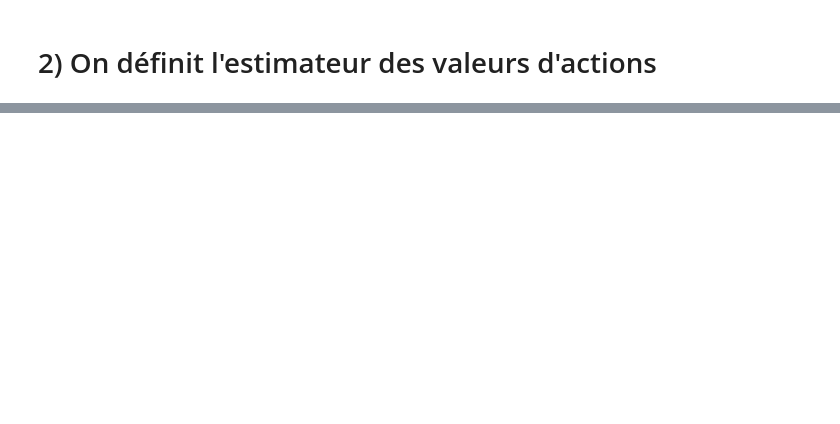
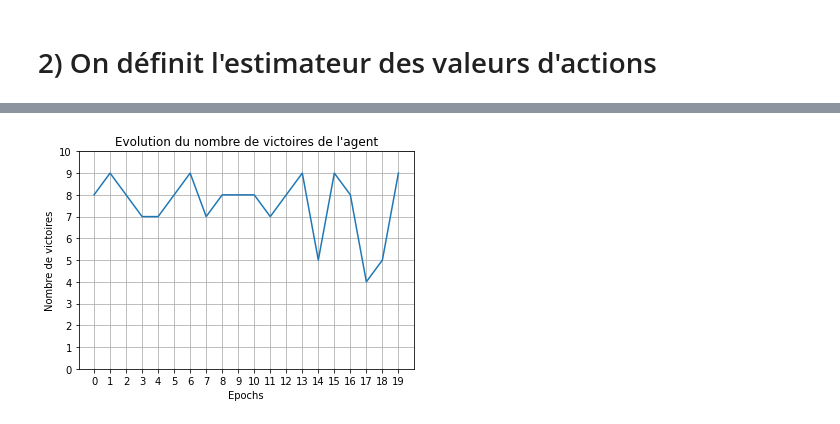
Before and after one commit to yanisadel/ML-from-scratch, a Jupyter notebook: Reinforcement Learning/Puissance 4.ipynb, the cells around one changed output, grey strips where cells are left out. Saved outputs shown, nothing was run; the diff lists cells and outputs as text; code cells hidden in the pictures; blank space fills up the shorter version.

Commit message:
ajout entrainement modele

```diff
--- a/Reinforcement Learning/Puissance 4.ipynb
+++ b/Reinforcement Learning/Puissance 4.ipynb
@@ -186,0 +287,34 @@ model = MyModel()
+# %%
+actions = np.arange(NB_COLUMNS)
+nb_actions = len(actions)
+
+env = Env(actions=actions, nb_rows=NB_ROWS, nb_columns=NB_COLUMNS, nb_players=2)
+Q = Estimator(nb_rows=NB_ROWS, nb_columns=NB_COLUMNS, nb_actions=nb_actions)
+memory = Memory()
+
+policy = epsilon_avare
+learning_rate = 1e-3
+
+optimizer = tf.keras.optimizers.Adam(learning_rate=learning_rate)
+# %%
+def train_step(model, memory, optimizer, gamma=0.99):
+    agent_observations = np.array(memory.observations)
+    agent_actions = memory.actions
+    agent_rewards = memory.rewards
+    agent_next_observations = np.array(memory.next_observations)
+    agent_dones = memory.dones
+
+    for obs, act, rew, next_obs, done in zip(agent_observations, agent_actions, agent_rewards, agent_next_observations, agent_dones):
+      with tf.GradientTape() as tape:
+          action_values = model(obs, training=True)
+          G_current = action_values[int(act)]
+
+          done = 1 if done else 0 # Change True to 1 and Fales to 0
+
+          max_action_values_next_obs = np.argmax(model(next_obs, training=True))
+          G_next = (1-done)*max_action_values_next_obs
+
+          loss = (G_current - (rew + G_next))**2
+
+          gradients = tape.gradient(loss, model.trainable_variables)
+          optimizer.apply_gradients(zip(gradients, model.trainable_variables))
@@ -186,0 +390,11 @@ model = MyModel()
+# %%
+plt.plot(np.arange(EPOCHS), nb_wins_history)
+plt.title("Evolution du nombre de victoires de l'agent")
+plt.xticks(np.arange(EPOCHS))
+plt.yticks([i for i in range(nb_games_test+1)])
+plt.xlabel("Epochs")
+plt.ylabel("Nombre de victoires")
+plt.grid()
+plt.show()
+# %% [output]
+[figure, added]
```
Also changed, not shown: parts of 13 cells of this notebook.
